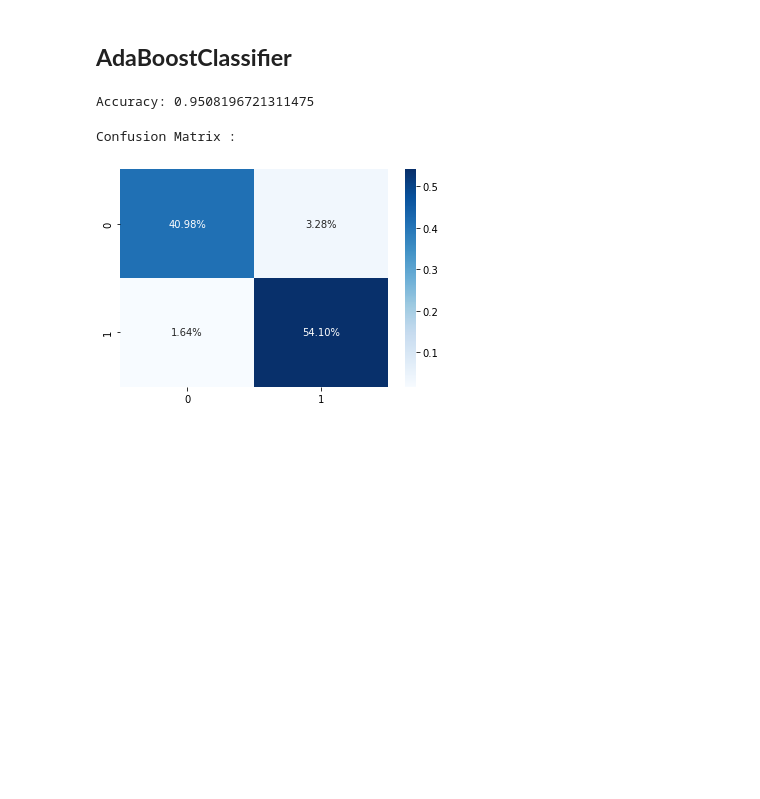
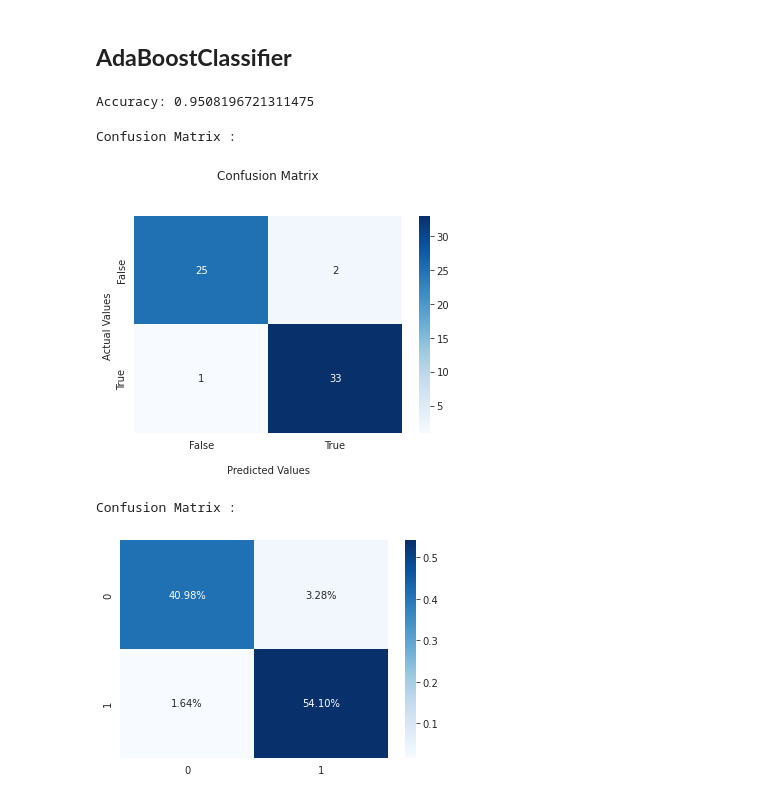
Before and after one commit to Zadak-H/Heart_Attack_Prediction, a Jupyter notebook: Heart_attack_prediction_classification.ipynb, the cells around one changed output. Saved outputs shown, nothing was run; the diff lists cells and outputs as text; code cells hidden in the pictures; blank space fills up the shorter version.

```diff
--- a/Heart_attack_prediction_classification.ipynb
+++ b/Heart_attack_prediction_classification.ipynb
@@ -526,6 +558,23 @@ from sklearn import metrics
 print("Accuracy:",metrics.accuracy_score(y_test, y_pred))
 # %% [output]
 Accuracy: 0.9508196721311475
+# %%
+# confusion Matrix
+from sklearn.metrics import confusion_matrix
+cm = confusion_matrix(y_test, y_pred)
+print ('Confusion Matrix :')
+ax = sns.heatmap(cm, annot=True, cmap='Blues')
+ax.set_title('Confusion Matrix\n\n');
+ax.set_xlabel('\nPredicted Values')
+ax.set_ylabel('Actual Values ');
+## Ticket labels - List must be in alphabetical order
+ax.xaxis.set_ticklabels(['False','True'])
+ax.yaxis.set_ticklabels(['False','True'])
+## Display the visualization of the Confusion Matrix.
+plt.show()
+# %% [output]
+Confusion Matrix :
+[figure, added]
 # %%
 # confusion Matrix
 from sklearn.metrics import confusion_matrix
```
Also changed, not shown: parts of 29 cells of this notebook.
